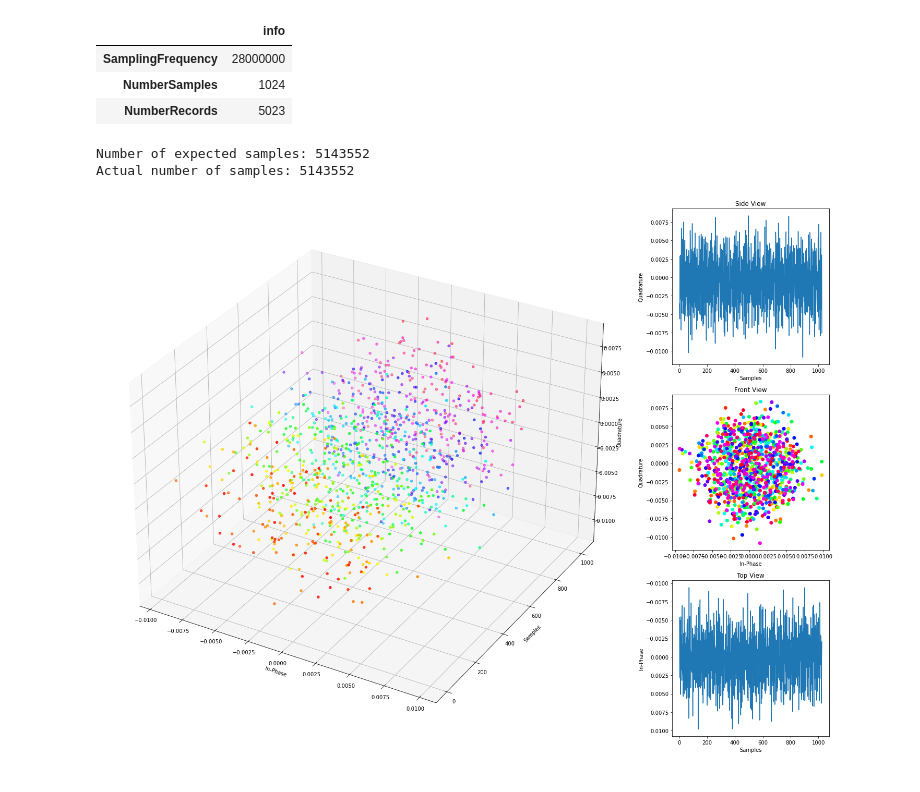
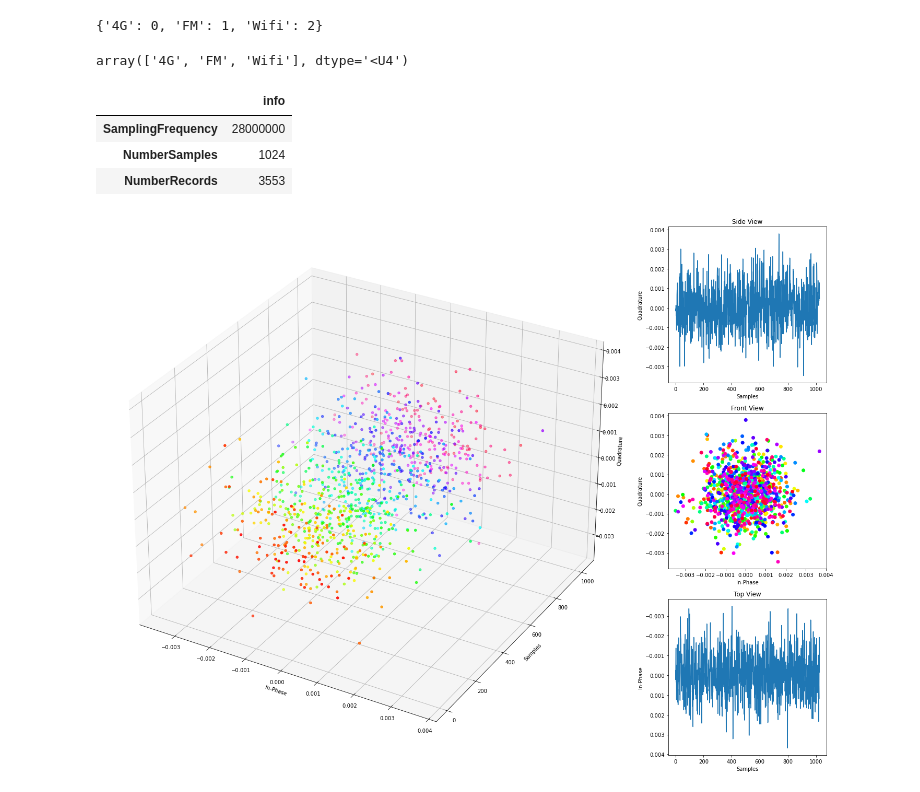
Before and after one commit to yakisoap-bar/internship-stuff, a Jupyter notebook: SA_data_import.ipynb, the cells around one changed output. Drawn from its saved outputs; the diff is of its cells as text; code cells hidden in the pictures.

```diff
--- a/SA_data_import.ipynb
+++ b/SA_data_import.ipynb
@@ -3,29 +3,50 @@
 import pandas as pd
 import numpy as np
 import matplotlib.pyplot as plt
+# %%
+# params for dataset loading
+# IMPT: remember to change ds_order (dataset order) accordingly
+dataset_paths = ['./datasets/fm_1.csv', './datasets/wifi_2_1.csv', './datasets/4g_2.csv']
+ds_order = ['FM', 'Wifi', '4G']
+record_tags = {k : i for i, k in enumerate(np.unique(sorted(ds_order)))}
+
+print(record_tags)
+
+# do consistency checks
+# stop execution if dataset_paths and ds_order are not of equal length
+assert (len(dataset_paths) == len(ds_order)), 'Length of dataset_paths and ds_order are mismatched.'
+# check if all ds_order tags are in record_tags
+# assert all(item in list(record_tags.keys()) for item in ds_order), 'Not all ds_order tags exist in record_tags'
+# %% [output]
+{'4G': 0, 'FM': 1, 'Wifi': 2}
 # %%
 # load the dataset(s)
-dataset_path = './datasets/fm_1.csv'
+
 
 # load dataset information
-df_spec = pd.read_csv(dataset_path, nrows=10, header=None, index_col=0, names=['info'])
-df_spec = df_spec.drop(['Version', 'DateTime', 'TimestampOffset', 'TriggerPosition', 'FastFrameID', 'IDInFastFrame', 'TotalInFastFrame'], axis=0).astype('int')
+specs = []
+datasets = []
 
-# load data
-df = pd.read_csv(dataset_path, skiprows=10, names=['I', 'Q'])
-df = df.loc[~df['I'].isin(['TimestampOffset', 'TriggerPosition', 'FastFrameID', 'IDInFastFrame', 'TotalInFastFrame'])]
-df['I'] = df['I'].astype('float')
+for path in dataset_paths:
+    df_spec = pd.read_csv(path, nrows=10, header=None, index_col=0, names=['info'])
+    df_spec = df_spec.drop(['Version', 'DateTime', 'TimestampOffset', 'TriggerPosition', 'FastFrameID', 'IDInFastFrame', 'TotalInFastFrame'], axis=0).astype('int')
+
+    specs.append(df_spec)
+
+    # load data
+    df = pd.read_csv(path, skiprows=10, names=['I', 'Q'])
+    df = df.loc[~df['I'].isin(['TimestampOffset', 'TriggerPosition', 'FastFrameID', 'IDInFastFrame', 'TotalInFastFrame'])]
+    df['I'] = df['I'].astype('float')
+
+    datasets.append(df)
+# %%
+np.unique(ds_order)
+# %% [output]
+array(['4G', 'FM', 'Wifi'], dtype='<U4')
 # %%
-df_spec
+specs[2]
 # %% [output]
 |  | info |
 | SamplingFrequency | 28000000 |
 | NumberSamples | 1024 |
-| NumberRecords | 5023 |
+| NumberRecords | 3553 |
-# %%
-# sanity check
-print('Number of expected samples:', df_spec.loc['NumberSamples']['info'] * df_spec.loc['NumberRecords']['info'])
-print('Actual number of samples:', df.shape[0])
-# %% [output]
-Number of expected samples: 5143552
-Actual number of samples: 5143552
@@ -38,38 +56,36 @@ fig = plt.figure(figsize=(20, 15))
 gs = fig.add_gridspec(3, 4)
 ax = fig.add_subplot(gs[:3, :3], projection='3d')
 
-x = df.iloc[:df_spec.loc['NumberSamples']['info']]['I'].values
-z = df.iloc[:df_spec.loc['NumberSamples']['info']]['Q'].values
-y = np.arange(1, df_spec.loc['NumberSamples']['info']+1)
+x = datasets[2].iloc[:specs[2].loc['NumberSamples']['info']]['I'].values
+z = datasets[2].iloc[:specs[2].loc['NumberSamples']['info']]['Q'].values
+y = np.arange(1, specs[2].loc['NumberSamples']['info']+1)
 
 ax.scatter(x, y, z, c=y, cmap='hsv')
 ax.set_xlabel('In-Phase')
 ax.set_ylabel('Samples')
 ax.set_zlabel('Quadrature')
-
-# fig4 = plt.figure(figsize=(15, 5))
 
 ax1 = fig.add_subplot(gs[0, 3])
 ax1.plot(y, z)
 ax1.set_xlabel('Samples')
 ax1.set_ylabel('Quadrature')
 ax1.set_title('Side View')
 
 ax2 = fig.add_subplot(gs[1, 3])
 ax2.scatter(x, z, c=y, cmap='hsv')
 ax2.set_xlabel('In-Phase')
 ax2.set_ylabel('Quadrature')
 ax2.set_title('Front View')
 
 ax3 = fig.add_subplot(gs[2, 3])
 ax3.plot(y, x)
 ax3.set_xlabel('Samples')
 ax3.set_ylabel('In-Phase')
 ax3.set_title('Top View')
 ax3.invert_yaxis()
 
 
 plt.tight_layout()
 plt.show()
 # %% [output]
-[figure, old version]
+[figure, new version]
```
Also changed, not shown: parts of 6 cells of this notebook, 1 other file.
